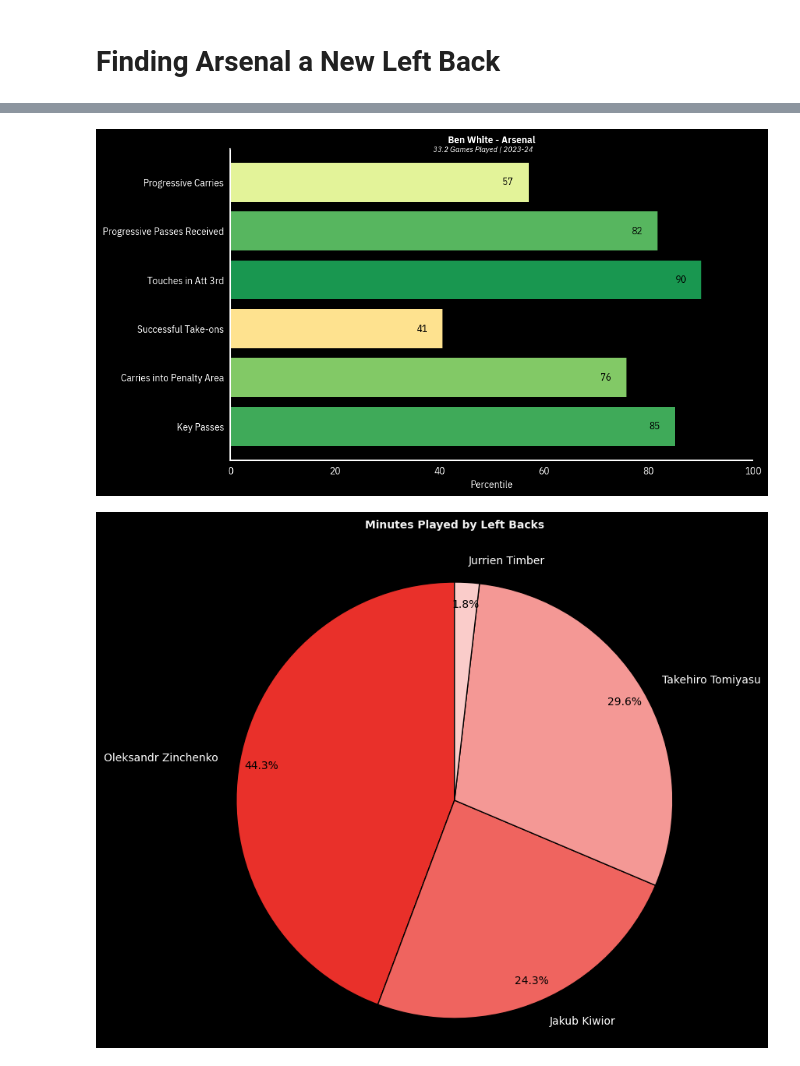
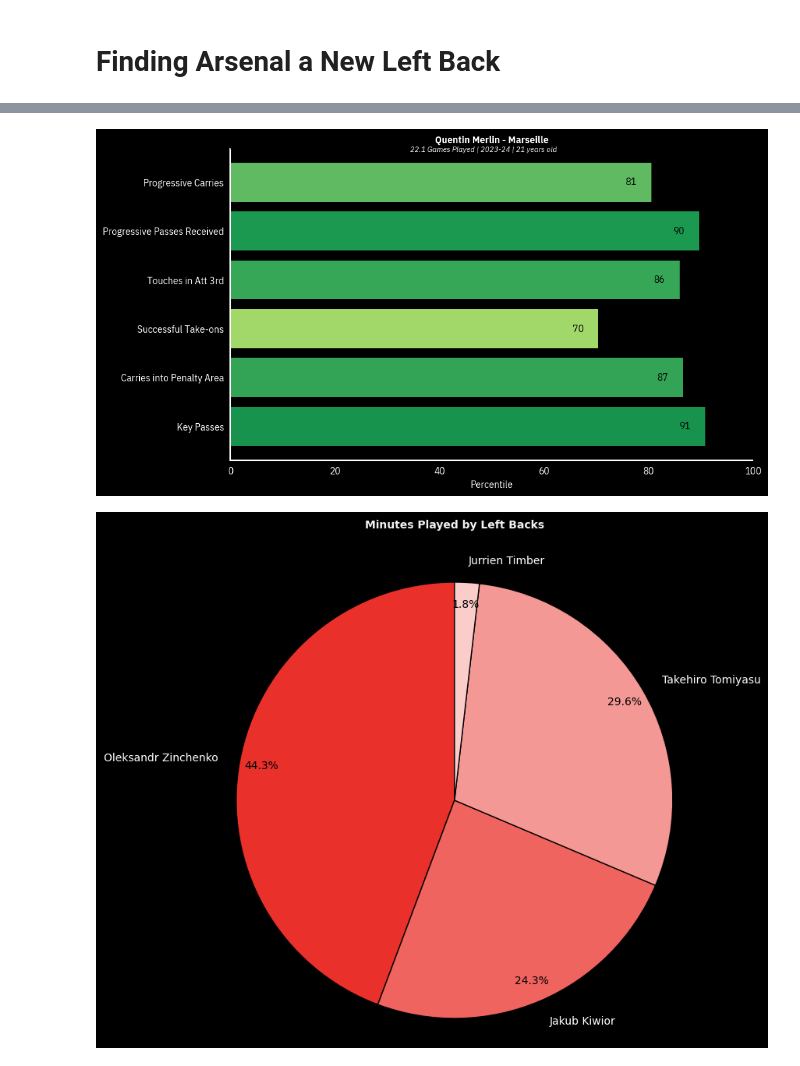
Before and after one commit to lsp2610/23_24_player_stats, a Jupyter notebook: notebooks/23_24_arsenal_new_lb.ipynb, the cells around one changed output, grey strips where cells are left out. Drawn from its saved outputs; the diff is of its cells as text; code cells hidden in the pictures.

```diff
--- a/notebooks/23_24_arsenal_new_lb.ipynb
+++ b/notebooks/23_24_arsenal_new_lb.ipynb
@@ -89,7 +89,7 @@ for metric in metrics_columns:
     percentiles_df[metric] = percentiles_df[metric].rank(pct=True)
 
 
-player_name = "Ben White"
+player_name = "Quentin Merlin"
 player_data = percentiles_df[percentiles_df['Player'] == player_name]
 
 metrics = metrics_columns
@@ -98,35 +98,35 @@ values = player_data[metrics].values.flatten() * 100
 # Create a color map
 norm = plt.Normalize(0,100)
 colors = cm.RdYlGn(norm(values))
 
 font_normal = FontManager('https://raw.githubusercontent.com/google/fonts/main/ofl/ibmplexsans/IBMPlexSans-Regular.ttf')
 font_italic = FontManager('https://raw.githubusercontent.com/google/fonts/main/ofl/ibmplexsans/IBMPlexSans-Italic.ttf')
 font_bold = FontManager('https://raw.githubusercontent.com/google/fonts/main/ofl/ibmplexsans/IBMPlexSans-Bold.ttf')
 
 # Plotting
 plt.figure(figsize=(10, 6), facecolor='black')
 bars = plt.barh(metrics, values, color=colors)
 plt.xlabel('Percentile', color='white', fontproperties=font_normal.prop)
 plt.title(f'{player_name} - {df[df["Player"] == player_name]["Squad"].values[0]}', color='white', fontproperties=font_bold.prop)
-plt.suptitle(f'{df[df["Player"] == player_name]["90s"].values[0]} Games Played | 2023-24', color='white', fontsize=8, y=0.885, fontproperties=font_italic.prop)
+plt.suptitle(f'{df[df["Player"] == player_name]["90s"].values[0]} Games Played | 2023-24 | {round(df[df["Player"] == player_name]["Age"].values[0])} years old', color='white', fontsize=8, y=0.885, fontproperties=font_italic.prop)
 plt.gca().invert_yaxis()
 plt.gca().set_facecolor('black')
 plt.gca().spines['left'].set_color('white')
 plt.gca().spines['bottom'].set_color('white')
 plt.gca().spines['top'].set_color('black')
 plt.gca().spines['right'].set_color('black')
 plt.gca().spines['left'].set_linewidth(1.5)
 plt.gca().spines['bottom'].set_linewidth(1.5)
 plt.xlim(0, 100)
 plt.xticks(color='white', fontproperties=font_normal.prop)
 plt.yticks(color='white', fontproperties=font_normal.prop)
 
 for bar in bars:
     plt.text(bar.get_width() - 5, bar.get_y() + bar.get_height() / 2, f'{bar.get_width():.0f}', va='center', color='black', fontproperties=font_normal.prop)
 
 plt.show()
 # %% [output]
-[figure, old version]
+[figure, new version]
 # %%
 # Data for left backs and their minutes
 left_back_mins = {
```
Also changed, not shown: 1 other file.
